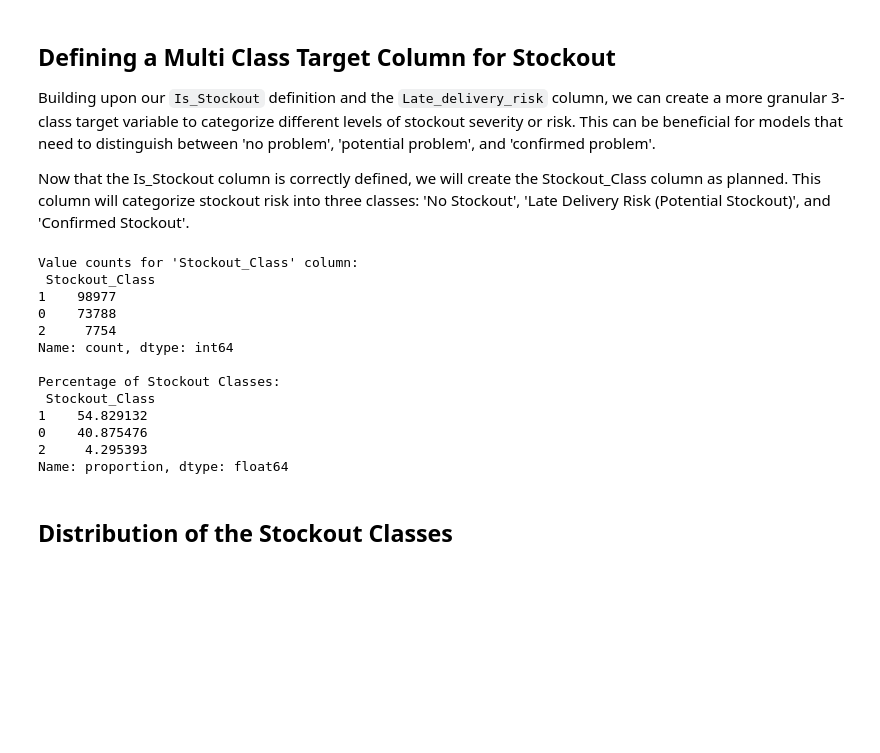
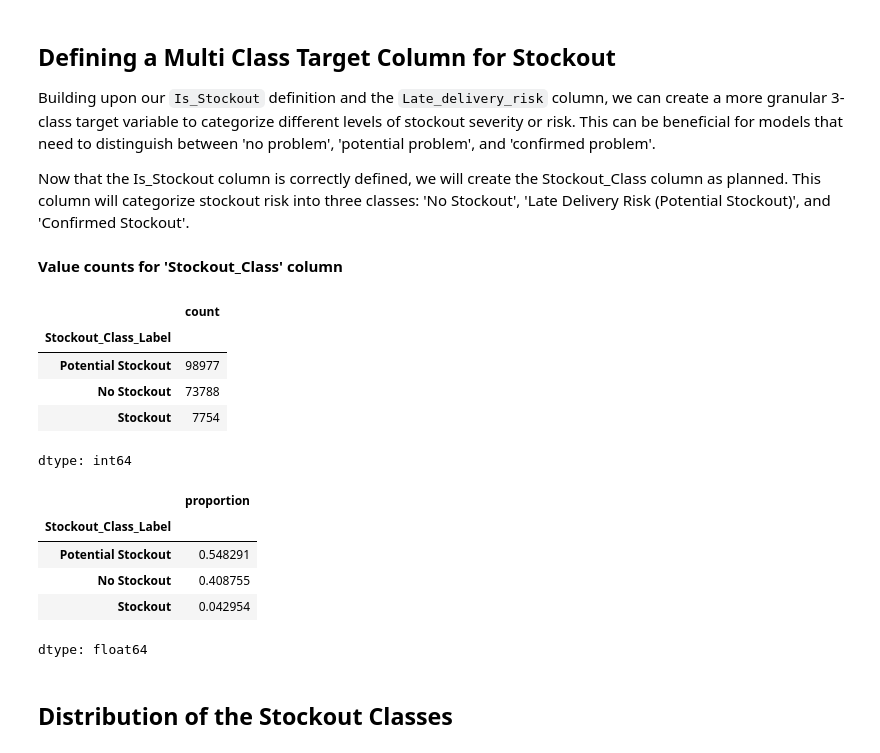
Before and after one commit to tnralakus/stockout_prediction, a Jupyter notebook: stockout_prediction.ipynb, the cells around one changed output. Saved outputs shown, nothing was run; the diff lists cells and outputs as text; code cells hidden in the pictures; blank space fills up the shorter version.

```diff
--- a/stockout_prediction.ipynb
+++ b/stockout_prediction.ipynb
@@ -147,23 +157,34 @@ raw_data.loc[(raw_data['Is_Stockout'] == 0) & (raw_data['Late_delivery_risk'] ==
 # Class 2: Stockout
 # These are orders where Is_Stockout is 1
 raw_data.loc[raw_data['Is_Stockout'] == 1, 'Stockout_Class'] = 2
-
-print("Value counts for 'Stockout_Class' column:\n", raw_data['Stockout_Class'].value_counts())
-print("\nPercentage of Stockout Classes:\n", raw_data['Stockout_Class'].value_counts(normalize=True) * 100)
-# %% [output]
-Value counts for 'Stockout_Class' column:
- Stockout_Class
-1    98977
-0    73788
-2     7754
-Name: count, dtype: int64
-
-Percentage of Stockout Classes:
- Stockout_Class
-1    54.829132
-0    40.875476
-2     4.295393
-Name: proportion, dtype: float64
+# %% [markdown]
+**Value counts for 'Stockout_Class' column**
+# %%
+# Define the mapping from numbers to labels
+stockout_class_mapping = {
+    0: 'No Stockout',
+    1: 'Potential Stockout',
+    2: 'Stockout'
+}
+
+# Create a new column with the mapped labels
+raw_data['Stockout_Class_Label'] = raw_data['Stockout_Class'].map(stockout_class_mapping)
+
+display(raw_data['Stockout_Class_Label'].value_counts())
+display(raw_data['Stockout_Class_Label'].value_counts(normalize=True))
+# %% [output]
+|  | count |
+| Stockout_Class_Label |  |
+| Potential Stockout | 98977 |
+| No Stockout | 73788 |
+| Stockout | 7754 |
+dtype: int64
+|  | proportion |
+| Stockout_Class_Label |  |
+| Potential Stockout | 0.548291 |
+| No Stockout | 0.408755 |
+| Stockout | 0.042954 |
+dtype: float64
 # %% [markdown]
 ## Distribution of the Stockout Classes
 # %%
```
Also changed, not shown: parts of 22 cells of this notebook.
